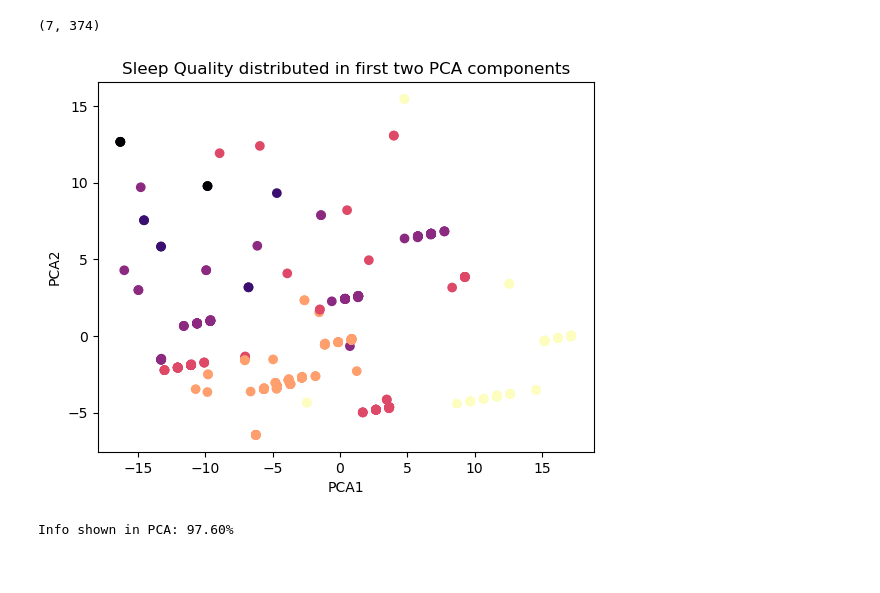
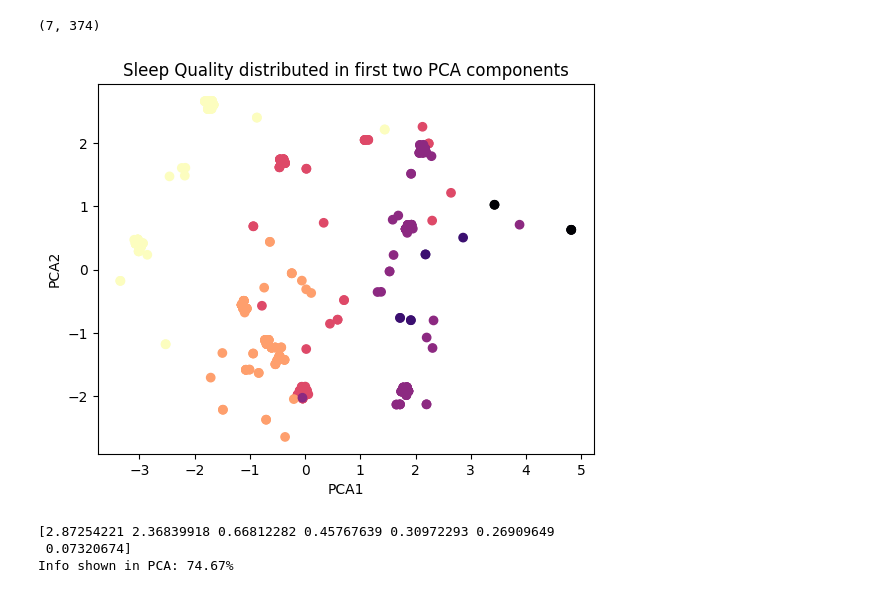
Before and after one commit to Juamops/Reto_F1009, a Jupyter notebook: notebooks/PCAviz.ipynb, the cells around one changed output. Saved outputs shown, nothing was run; the diff lists cells and outputs as text; code cells hidden in the pictures.

```diff
--- a/notebooks/PCAviz.ipynb
+++ b/notebooks/PCAviz.ipynb
@@ -35,25 +51,35 @@ selected_cols = ['Gender', 'Age', 'Sleep Duration',
                  'Stress Level', 'BMI Category', 'Heart Rate', 'Sleep Disorder']
 
 X = df[selected_cols]
-pca = PCA(n_components=7)
-pca.fit(X)
-X_trans = pca.transform(X)
+
+scaler = StandardScaler()
+data_scaled = scaler.fit_transform(X)
+
+pca = PCA(n_components=len(selected_cols))
+pca.fit(data_scaled)
+X_trans = pca.transform(data_scaled)
 # %%
 X_trans_pca = X_trans.transpose()
 X_trans_pca.shape
 # %% [output]
 (7, 374)
 # %%
+normalized_quality = (df['Quality of Sleep'] - df['Quality of Sleep'].min()) / df['Quality of Sleep'].max()
+
 plt.scatter(X_trans_pca[0], X_trans_pca[1], c=normalized_quality)
 plt.magma()
 plt.title('Sleep Quality distributed in first two PCA components')
 plt.xlabel('PCA1')
 plt.ylabel('PCA2')
 plt.savefig('../graphics/PCA_Vis.png')
 plt.show()
 # %% [output]
-[figure, old version]
+[figure, new version]
 # %%
+e_vals = pca.explained_variance_
+print(e_vals)
 print(f"Info shown in PCA: {(e_vals[:2].sum() / e_vals.sum())*100:.2f}%")
 # %% [output]
-Info shown in PCA: 97.60%
+[2.87254221 2.36839918 0.66812282 0.45767639 0.30972293 0.26909649
+ 0.07320674]
+Info shown in PCA: 74.67%
```
Also changed, not shown: parts of 2 cells of this notebook, 2 other files.
